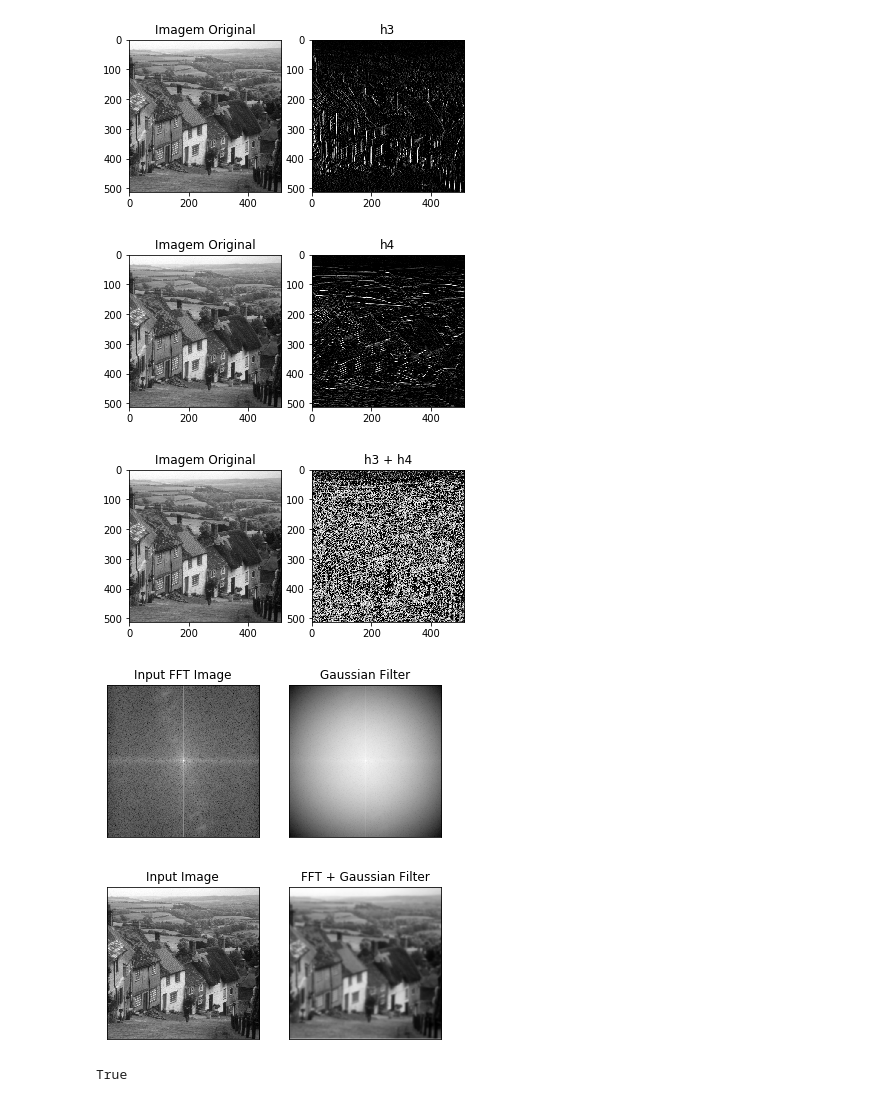
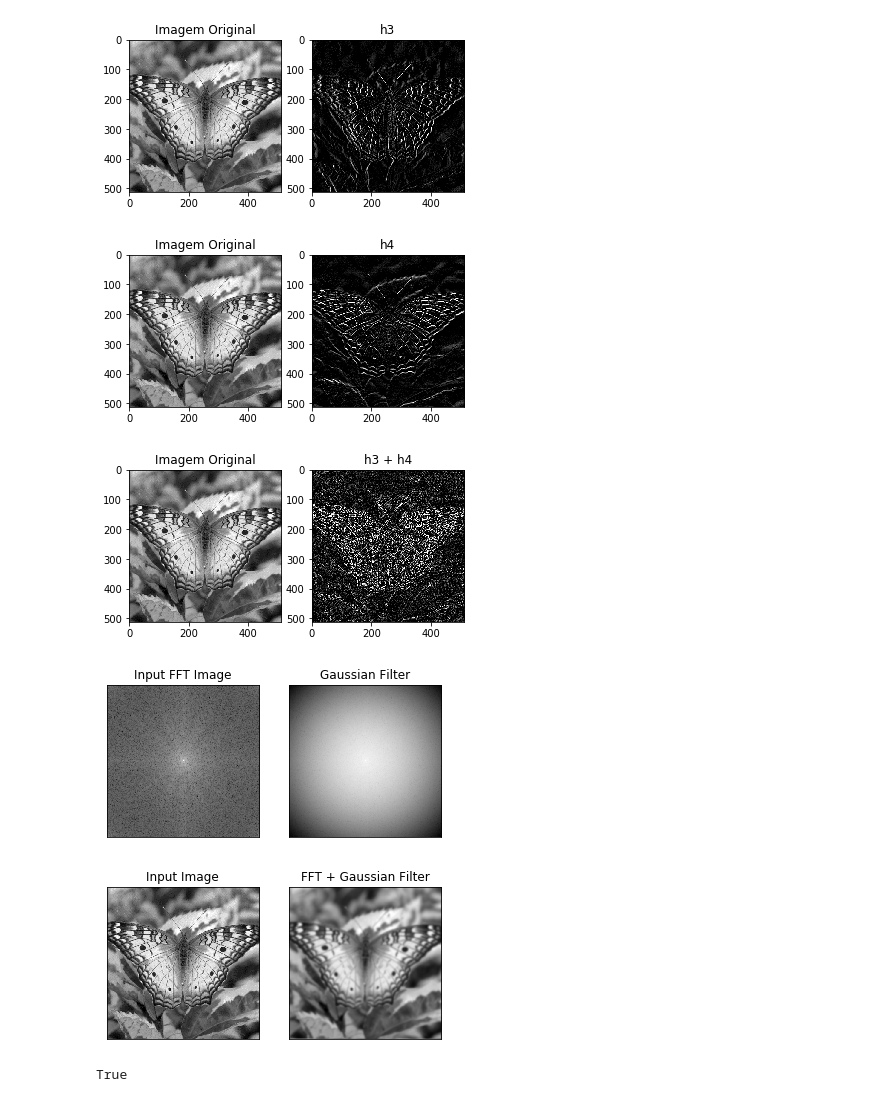
Before and after one commit to Rkanehisa/MO443, a Jupyter notebook: trabalho_1/trabalho_1.ipynb, the cells around one changed output. Drawn from its saved outputs; the diff is of its cells as text; code cells hidden in the pictures.

```diff
--- a/trabalho_1/trabalho_1.ipynb
+++ b/trabalho_1/trabalho_1.ipynb
@@ -6,10 +6,10 @@ import matplotlib.pyplot as plt
 #Carrega a imagem de exemplo
 #Para trocar a imagem de input comente o input atual e
 
-img = cv2.imread("img/city.png",0)
+#img = cv2.imread("img/city.png",0)
 
 #img = cv2.imread("img/baboon.png",0)
-#img = cv2.imread("img/butterfly.png",0)
+img = cv2.imread("img/butterfly.png",0)
 #img = cv2.imread("img/house.png",0)
 #img = cv2.imread("img/seagull.png",0)
 # %%
@@ -81,7 +81,7 @@ a.set_title('h3')
 
 plt.show()
 # %% [output]
-[figure, old version]
+[figure, new version]
 # %%
 fig = plt.figure()
 
@@ -95,12 +95,14 @@ a.set_title('h4')
 
 plt.show()
 # %% [output]
-[figure, old version]
+[figure, new version]
 # %%
 tmp1 = cv2.filter2D(img, -1, h3)
 tmp2 = cv2.filter2D(img, -1, h4)
 
 dst5 = (tmp1**2 + tmp2**2)**0.5
+
+dst5 = cv2.normalize(dst1, None, alpha=0, beta=255, norm_type=cv2.NORM_MINMAX, dtype=cv2.CV_32F)
 
 fig = plt.figure()
 a = fig.add_subplot(1, 2, 1)
@@ -113,7 +115,7 @@ a.set_title('h3 + h4')
 
 plt.show()
 # %% [output]
-[figure, old version]
+[figure, new version]
 # %%
 #converte para Fourier e desloca frequenxia-zero para centro
 fshift = np.fft.fft2(img)
@@ -128,34 +130,37 @@ gf = gf * gf.T
 filtImg = fshift * gf
 
 #Visualiação
 magnitude_spectrum = 20*np.log(np.abs(fshift))
 magnitude_spectrum2 = 20*np.log(np.abs(filtImg))
 
 #plt.subplot(121),plt.imshow(img, cmap = 'gray')
 #plt.title('Input Image'), plt.xticks([]), plt.yticks([])
 plt.subplot(121),plt.imshow(magnitude_spectrum, cmap = 'gray')
 plt.title('Input FFT Image'), plt.xticks([]), plt.yticks([])
 plt.subplot(122),plt.imshow(magnitude_spectrum2, cmap = 'gray')
 plt.title('Gaussian Filter'), plt.xticks([]), plt.yticks([])
 plt.show()
 
 #recupera imagem
 res = np.fft.ifftshift(filtImg)
 res = np.fft.ifft2(res)
 res = np.abs(res)
 
+#Normaliza entre 0 - 255
+res = cv2.normalize(res, None, 0, 255, norm_type=cv2.NORM_MINMAX)
+
 fig = plt.figure()
 a = fig.add_subplot(1, 2, 1)
 plt.title('Input Image'), plt.xticks([]), plt.yticks([])
 imgplot = plt.imshow(img,cmap="gray")
 
 a = fig.add_subplot(1, 2, 2)
 plt.title('FFT + Gaussian Filter'), plt.xticks([]), plt.yticks([])
 imgplot = plt.imshow(res,cmap="gray")
 plt.show()
 # %% [output]
 [figure]
-[figure, old version]
+[figure, new version]
 # %%
 #Salva os resultados das filtragens
 cv2.imwrite("results/h_1.png",dst1)
```
Also changed, not shown: parts of 3 cells of this notebook, 8 other files.
